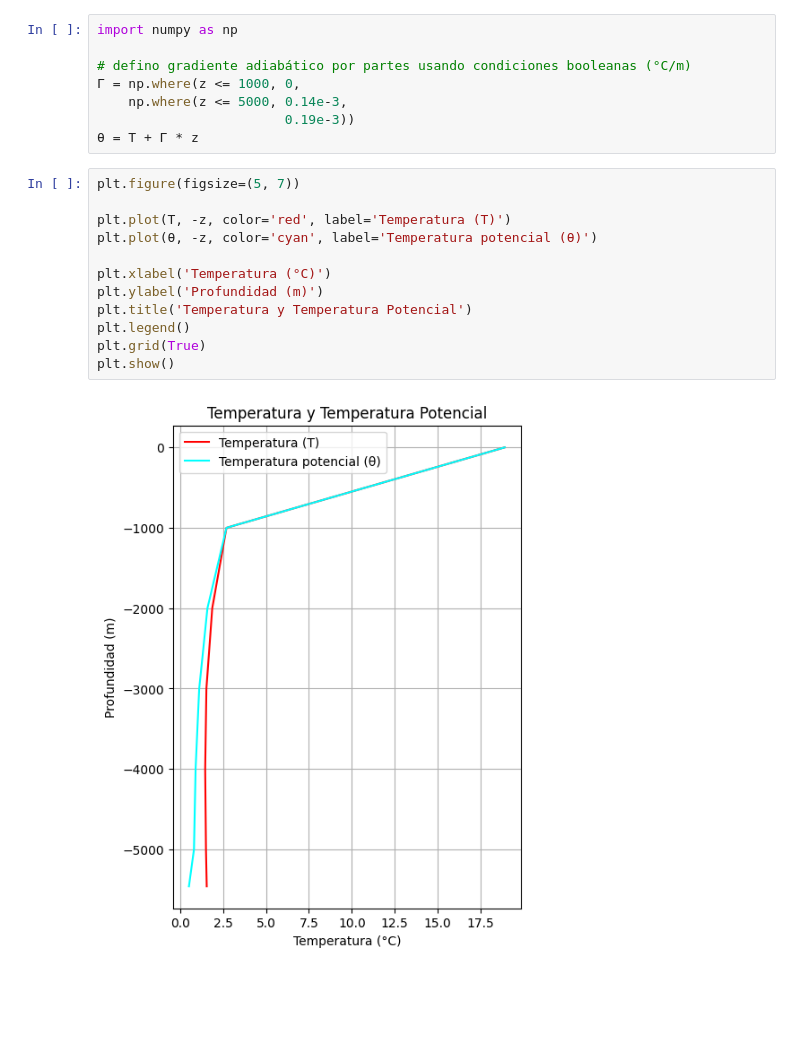
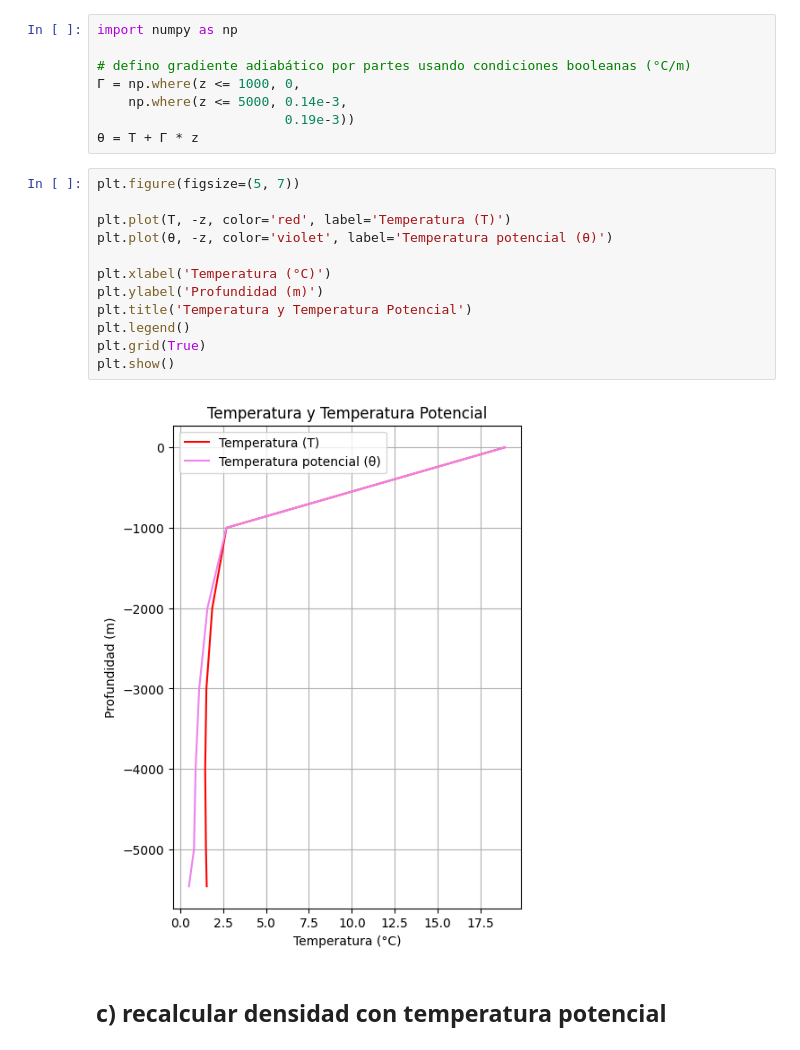
Before and after one commit to maxilexow/oceanografia_2026, a Jupyter notebook: tp_1/tp1.ipynb, the cells around one changed output. Cells and saved outputs as stored; diff of their text form; blank space fills up the shorter version.

```diff
--- a/tp_1/tp1.ipynb
+++ b/tp_1/tp1.ipynb
@@ -81,14 +81,16 @@ import numpy as np
 # %%
 plt.figure(figsize=(5, 7))
 
 plt.plot(T, -z, color='red', label='Temperatura (T)')
-plt.plot(θ, -z, color='cyan', label='Temperatura potencial (θ)')
+plt.plot(θ, -z, color='violet', label='Temperatura potencial (θ)')
 
 plt.xlabel('Temperatura (°C)')
 plt.ylabel('Profundidad (m)')
 plt.title('Temperatura y Temperatura Potencial')
 plt.legend()
 plt.grid(True)
 plt.show()
 # %% [output]
-[figure, old version]
+[figure, new version]
+# %% [markdown]
+## c) recalcular densidad con temperatura potencial
```
Also changed, not shown: parts of 3 cells of this notebook.
